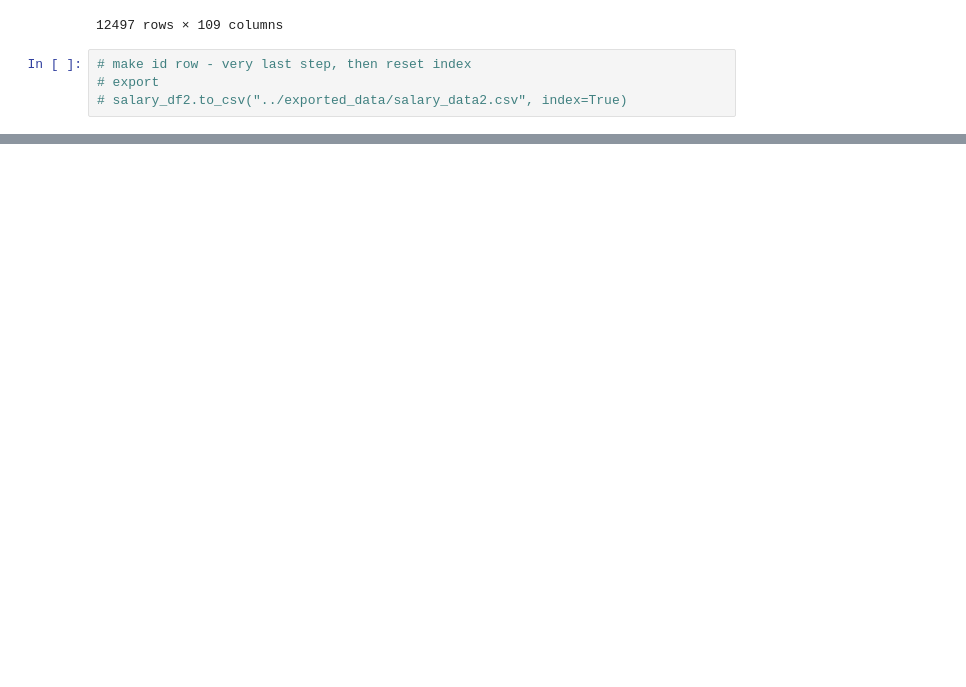
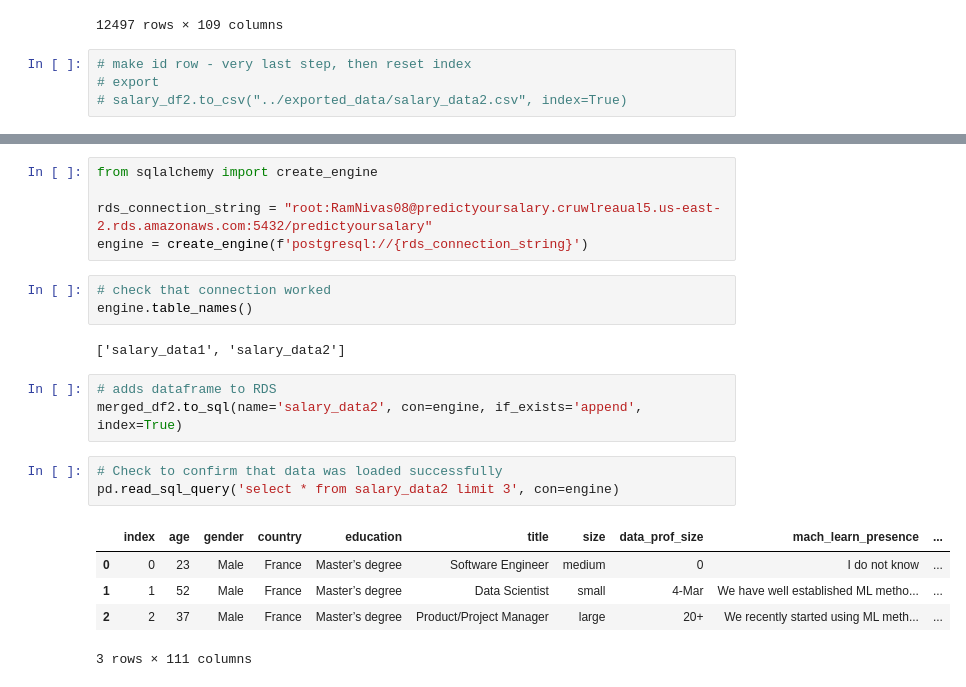
Before and after one commit to adrianavandeguchte/PredictYourSalary, a Jupyter notebook: notebooks/data_cleaning_kasia.ipynb, the cells around one changed output, grey strips where cells are left out. Drawn from its saved outputs; the diff is of its cells as text; blank space fills up the shorter version.

```diff
--- a/notebooks/data_cleaning_kasia.ipynb
+++ b/notebooks/data_cleaning_kasia.ipynb
@@ -416,0 +468,22 @@ salary_df2
+# %%
+from sqlalchemy import create_engine
+
+rds_connection_string = "root:RamNivas08@predictyoursalary.cruwlreaual5.us-east-2.rds.amazonaws.com:5432/predictyoursalary"
+engine = create_engine(f'postgresql://{rds_connection_string}')
+# %%
+# check that connection worked
+engine.table_names()
+# %% [output]
+['salary_data1', 'salary_data2']
+# %%
+# adds dataframe to RDS
+merged_df2.to_sql(name='salary_data2', con=engine, if_exists='append', index=True)
+# %%
+# Check to confirm that data was loaded successfully
+pd.read_sql_query('select * from salary_data2 limit 3', con=engine)
+# %% [output]
+|  | index | age | gender | country | education | title | size | data_prof_size | mach_learn_presence | ... |
+| 0 | 0 | 23 | Male | France | Master’s degree | Software Engineer | medium | 0 | I do not know | ... |
+| 1 | 1 | 52 | Male | France | Master’s degree | Data Scientist | small | 4-Mar | We have well established ML metho... | ... |
+| 2 | 2 | 37 | Male | France | Master’s degree | Product/Project Manager | large | 20+ | We recently started using ML meth... | ... |
+3 rows × 111 columns
```
Also changed, not shown: parts of 4 cells of this notebook.
